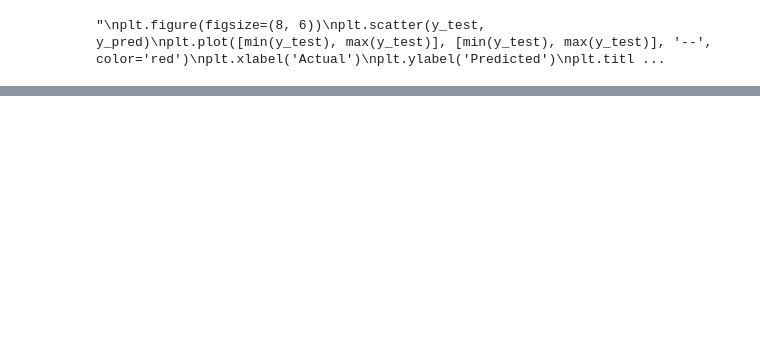
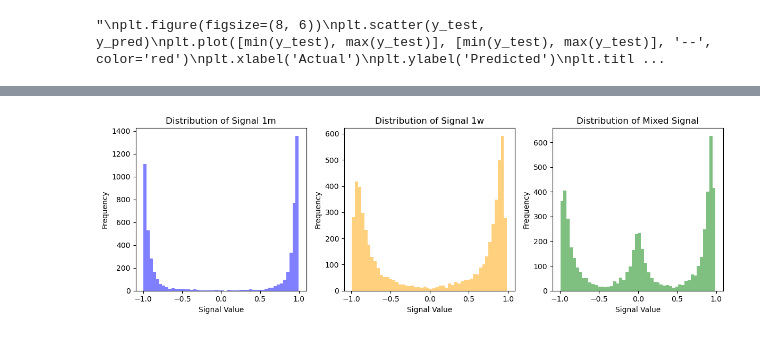
Before and after one commit to aadit-bhatia/maizerunner, a Jupyter notebook: single_security_strat.ipynb, the cells around one changed output, grey strips where cells are left out. Cells and saved outputs as stored; diff of their text form; code cells hidden in the pictures; blank space fills up the shorter version.

Commit message:
Added a bunch of stuff on signal creation

```diff
--- a/single_security_strat.ipynb
+++ b/single_security_strat.ipynb
@@ -423,14 +424,20 @@ pred_1m = y_pred_month_full
 pred_1w = y_pred_week_full
 #renaming just bc we don't need to differentiate between the train/test split dfs from earlier
 close_data  = X_full
-#simple buy/sell signal based on short and medium term predictions
-#When current close is greater than future pred, then we infer that stock is overvalued
-#+1 when undervalued, -1 when overvalued
-#Will develop logic further this is just to get the stucture down
+#buy/sell signal dveeloped by degree of difference between pred price and actual
+# follows function signal = (pred - close)/(|pred - close| + 1)
+#function approaches 1 as prediction grows over close, and vice versa
+#will likely need to be fine tuned
+#then, to get the mixed signal, I average the short and medium run predictions
 def generate_individual_signals(X_full, pred_1w, pred_1m):
     data = pd.DataFrame()
-    data['signal_1w'] = np.where(pred_1w > X_full['Close'], 1, -1)
-    data['signal_1m'] = np.where(pred_1m > X_full['Close'], 1, -1)
+    data['pred_1w'] = pred_1w
+    data['pred_1m'] = pred_1m
+    data.index = X_full.index
+
+    data['signal_1w'] = (data['pred_1w'] - X_full['Close'])/(abs(data['pred_1w'] - X_full['Close'])+1)
+    data['signal_1m'] = (data['pred_1m'] - X_full['Close'])/(abs(data['pred_1m'] - X_full['Close'])+1)
+    data['mixed_signal'] = (data['signal_1m'] + data['signal_1w'])/2
     return data
 
 trading_df = generate_individual_signals(X_full,pred_1w, pred_1m )
@@ -443,0 +472,30 @@ Number of rows where col1 and col2 differ: 126
+# %%
+
+# Create separate figures for each signal
+plt.figure(figsize=(12, 4))
+
+# Plot for signal_1m
+plt.subplot(1, 3, 1)
+plt.hist(trading_df['signal_1m'], bins=50, alpha=0.5, color='blue')
+plt.title('Distribution of Signal 1m')
+plt.xlabel('Signal Value')
+plt.ylabel('Frequency')
+
+# Plot for signal_1w
+plt.subplot(1, 3, 2)
+plt.hist(trading_df['signal_1w'], bins=50, alpha=0.5, color='orange')
+plt.title('Distribution of Signal 1w')
+plt.xlabel('Signal Value')
+plt.ylabel('Frequency')
+
+# Plot for mixed_signal
+plt.subplot(1, 3, 3)
+plt.hist(trading_df['mixed_signal'], bins=50, alpha=0.5, color='green')
+plt.title('Distribution of Mixed Signal')
+plt.xlabel('Signal Value')
+plt.ylabel('Frequency')
+
+plt.tight_layout()
+plt.show()
+# %% [output]
+[figure, added]
```
Also changed, not shown: parts of 11 cells of this notebook.
